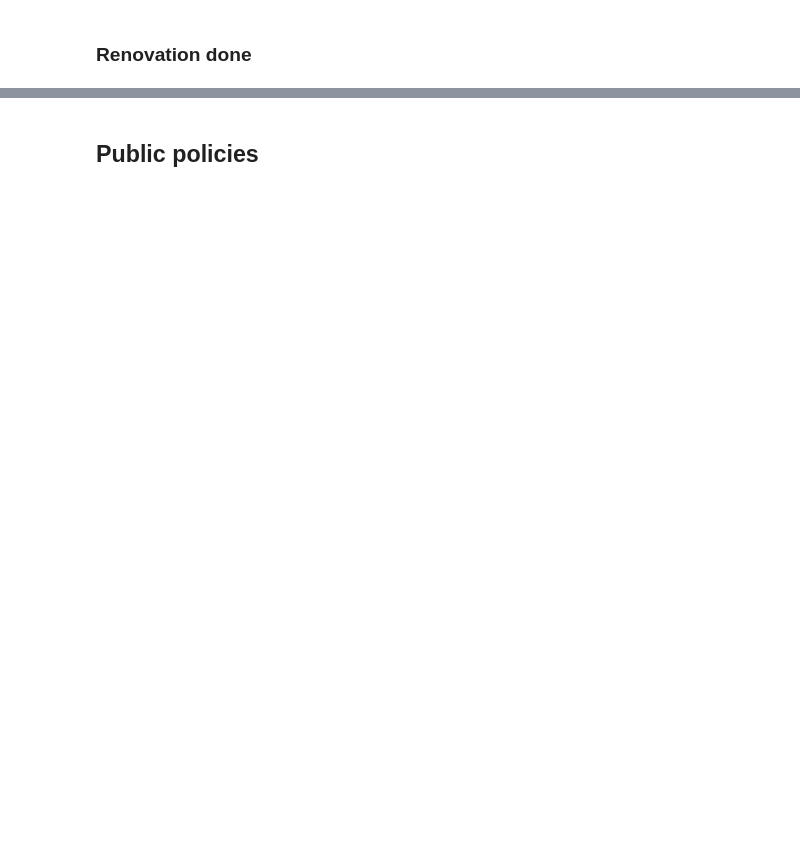
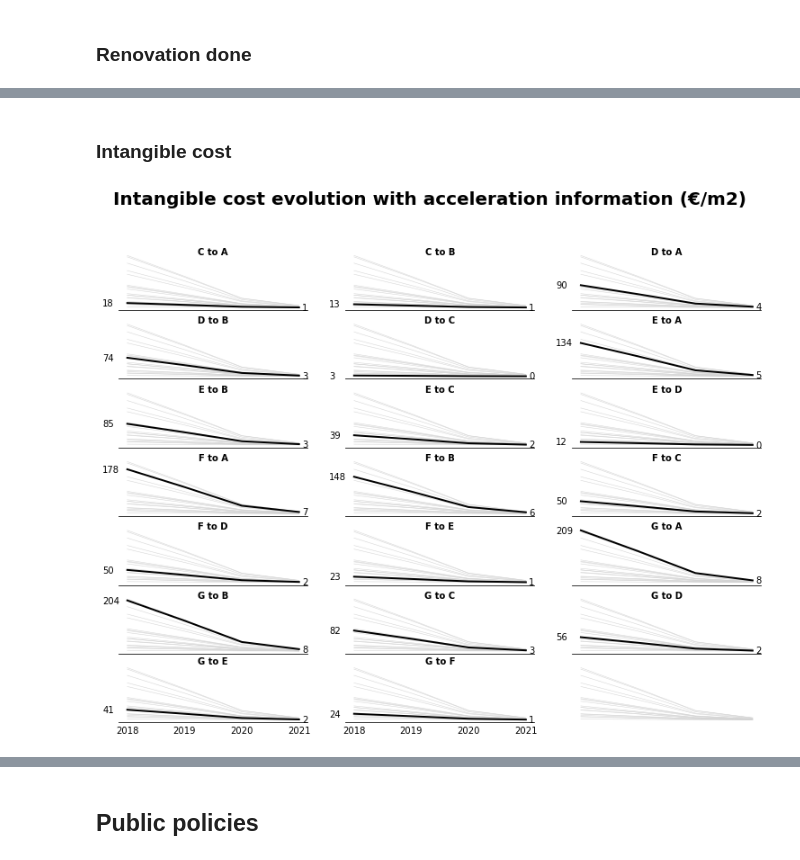
Before and after one commit to CIRED/Res-IRF, a Jupyter notebook: project/user_interface.ipynb, the cells around one changed output, grey strips where cells are left out. Saved outputs shown, nothing was run; the diff lists cells and outputs as text; code cells hidden in the pictures; blank space fills up the shorter version.

```diff
--- a/project/user_interface.ipynb
+++ b/project/user_interface.ipynb
@@ -182,0 +161,10 @@ distribution_scatter(financials_unit, 'NPV', 'Flow renovation', colors_dict,
+# %% [markdown]
+### Intangible cost
+# %%
+grouped_ep = var_dict['cost_intangible'].groupby(['Energy performance', 'Energy performance final'])
+cost_intangible_ep = grouped_ep.mean()
+# %%
+economic_subplots(cost_intangible_ep, 'Intangible cost evolution with acceleration information (€/m2)',
+                  format_axtitle=lambda x: '{} to {}'.format(x[0], x[1]), format_val=lambda x: '{:.0f}'.format(x))
+# %% [output]
+[figure, added]
```
Also changed, not shown: parts of 65 cells of this notebook, 10 other files.
